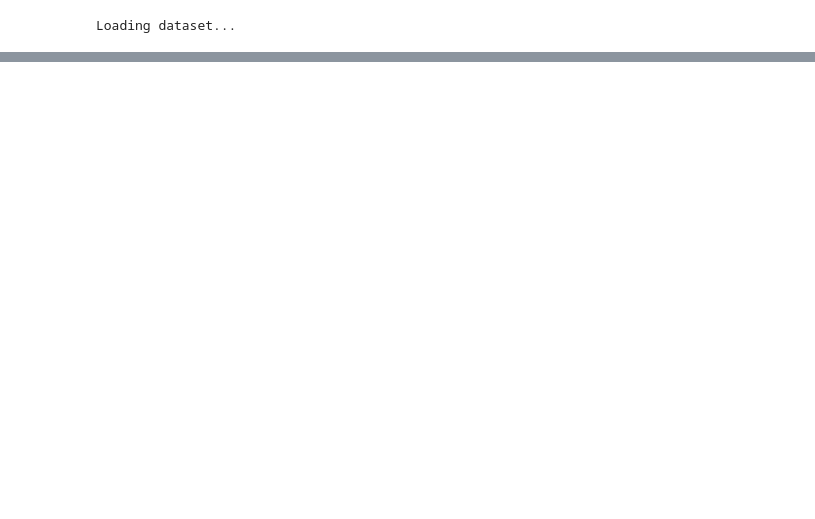
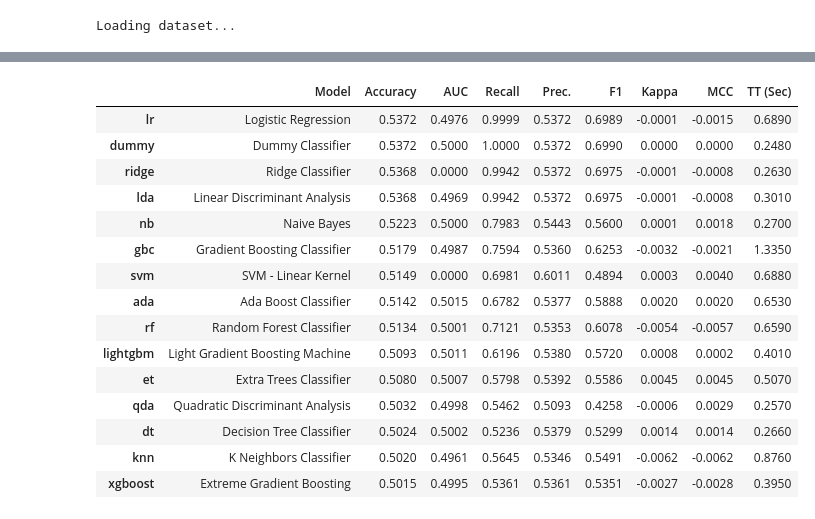
Before and after one commit to polybius12/fundamentos_ml, a Jupyter notebook: auto_ml.ipynb, the cells around one changed output, grey strips where cells are left out. Saved outputs shown, nothing was run; the diff lists cells and outputs as text; code cells hidden in the pictures; blank space fills up the shorter version.

Commit message:
added pipeline

```diff
--- a/auto_ml.ipynb
+++ b/auto_ml.ipynb
@@ -9 +544,30 @@ import json
+# %%
+import json
+import pandas as pd
+import numpy as np
+import joblib
+import re
+import xgboost as xgb
+import matplotlib.pyplot as plt
+import io, os
+from os import path
+import datetime as dt
+import pickle as pkl
+import random
+from xgboost import XGBClassifier
+from sklearn.model_selection import cross_validate
+from sklearn.model_selection import train_test_split
+from sklearn.preprocessing import MultiLabelBinarizer
+#from hyperopt import STATUS_OK, Trials, fmin, hp, tpe
+from datetime import datetime
+from sklearn import metrics
+from sklearn.metrics import precision_score, recall_score, f1_score, accuracy_score, roc_auc_score, confusion_matrix, precision_recall_curve, matthews_corrcoef
+from sklearn.utils import resample
+from sklearn.model_selection import cross_val_score
+from sklearn.cluster import KMeans
+from sklearn.decomposition import PCA
+from sklearn.pipeline import make_pipeline
+from sklearn.preprocessing import MinMaxScaler
+pd.set_option('display.max_columns', 100)
+pd.set_option('display.max_rows',200)
 # %%
@@ -70,0 +656,3 @@ Name: title, Length: 90000, dtype: object
+# %%
+best_model = compare_models()
+# %% [output]
@@ -70,0 +660,16 @@ Name: title, Length: 90000, dtype: object
+|  | Model | Accuracy | AUC | Recall | Prec. | F1 | Kappa | MCC | TT (Sec) |
+| lr | Logistic Regression | 0.5372 | 0.4976 | 0.9999 | 0.5372 | 0.6989 | -0.0001 | -0.0015 | 0.6890 |
+| dummy | Dummy Classifier | 0.5372 | 0.5000 | 1.0000 | 0.5372 | 0.6990 | 0.0000 | 0.0000 | 0.2480 |
+| ridge | Ridge Classifier | 0.5368 | 0.0000 | 0.9942 | 0.5372 | 0.6975 | -0.0001 | -0.0008 | 0.2630 |
+| lda | Linear Discriminant Analysis | 0.5368 | 0.4969 | 0.9942 | 0.5372 | 0.6975 | -0.0001 | -0.0008 | 0.3010 |
+| nb | Naive Bayes | 0.5223 | 0.5000 | 0.7983 | 0.5443 | 0.5600 | 0.0001 | 0.0018 | 0.2700 |
+| gbc | Gradient Boosting Classifier | 0.5179 | 0.4987 | 0.7594 | 0.5360 | 0.6253 | -0.0032 | -0.0021 | 1.3350 |
+| svm | SVM - Linear Kernel | 0.5149 | 0.0000 | 0.6981 | 0.6011 | 0.4894 | 0.0003 | 0.0040 | 0.6880 |
+| ada | Ada Boost Classifier | 0.5142 | 0.5015 | 0.6782 | 0.5377 | 0.5888 | 0.0020 | 0.0020 | 0.6530 |
+| rf | Random Forest Classifier | 0.5134 | 0.5001 | 0.7121 | 0.5353 | 0.6078 | -0.0054 | -0.0057 | 0.6590 |
+| lightgbm | Light Gradient Boosting Machine | 0.5093 | 0.5011 | 0.6196 | 0.5380 | 0.5720 | 0.0008 | 0.0002 | 0.4010 |
+| et | Extra Trees Classifier | 0.5080 | 0.5007 | 0.5798 | 0.5392 | 0.5586 | 0.0045 | 0.0045 | 0.5070 |
+| qda | Quadratic Discriminant Analysis | 0.5032 | 0.4998 | 0.5462 | 0.5093 | 0.4258 | -0.0006 | 0.0029 | 0.2570 |
+| dt | Decision Tree Classifier | 0.5024 | 0.5002 | 0.5236 | 0.5379 | 0.5299 | 0.0014 | 0.0014 | 0.2660 |
+| knn | K Neighbors Classifier | 0.5020 | 0.4961 | 0.5645 | 0.5346 | 0.5491 | -0.0062 | -0.0062 | 0.8760 |
+| xgboost | Extreme Gradient Boosting | 0.5015 | 0.4995 | 0.5361 | 0.5361 | 0.5351 | -0.0027 | -0.0028 | 0.3950 |
```
Also changed, not shown: parts of 22 cells of this notebook.
